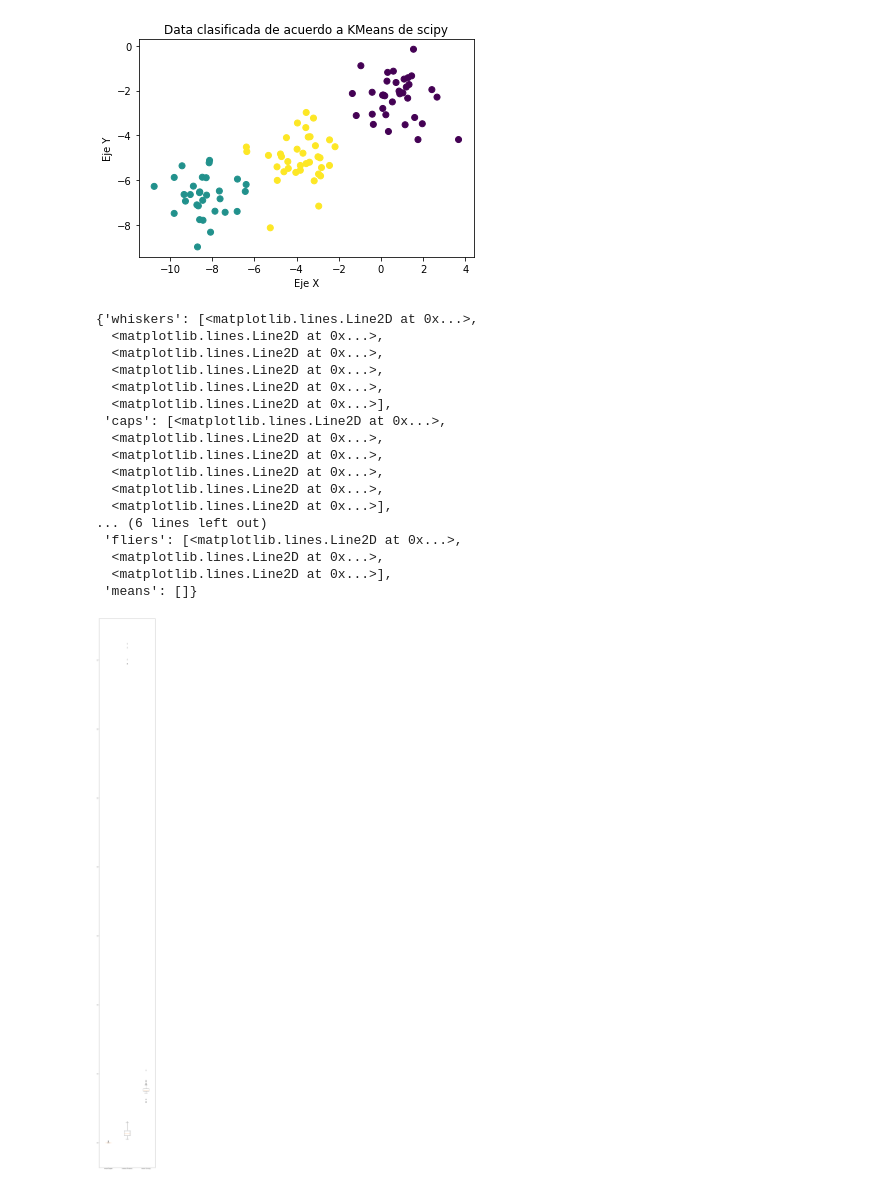
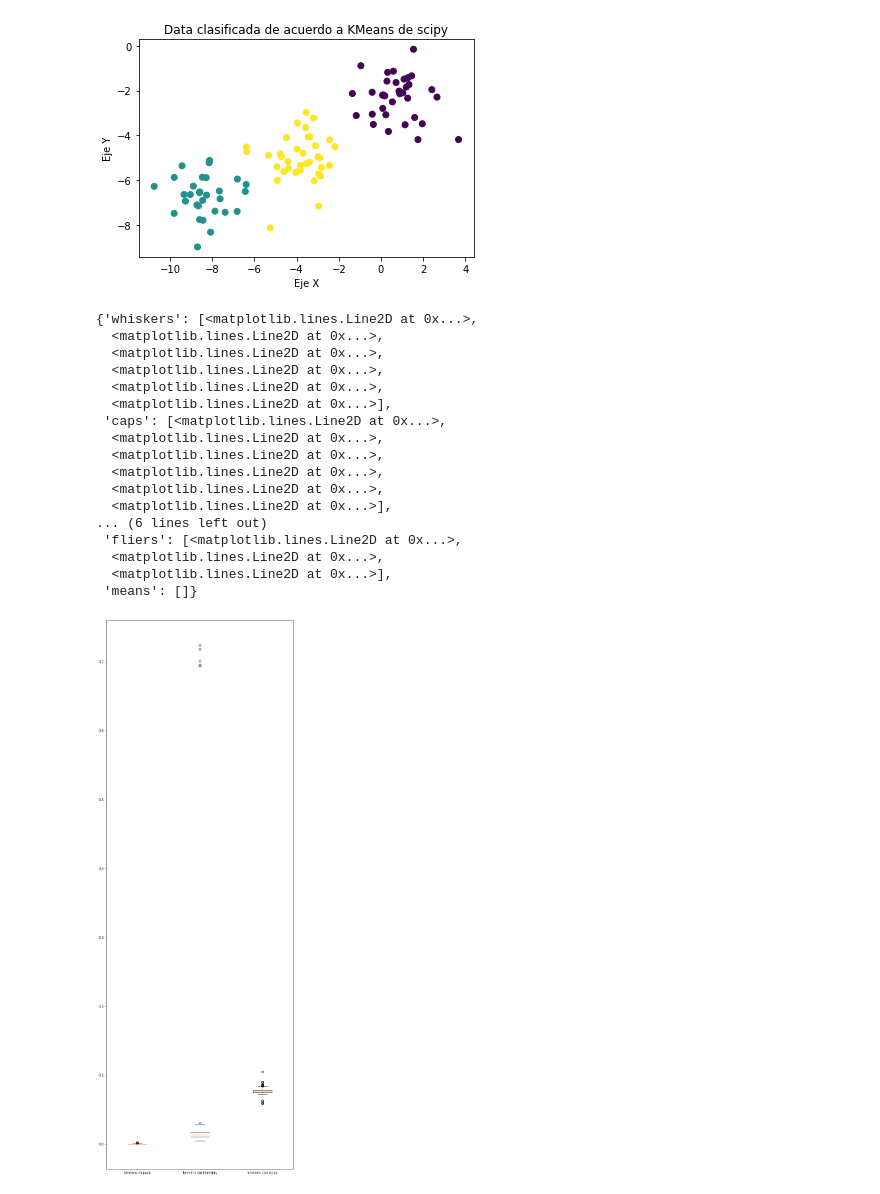
Before and after one commit to aitkenbug/shiny-funicular, a Jupyter notebook: Progra-Avanzada/Desafio-1/Desafío_1_[Vicente_Aitken,_Camila_Figueroa].ipynb, the cells around one changed output. Saved outputs shown, nothing was run; the diff lists cells and outputs as text; code cells hidden in the pictures.

```diff
--- a/Progra-Avanzada/Desafio-1/Desafío_1_[Vicente_Aitken,_Camila_Figueroa].ipynb
+++ b/Progra-Avanzada/Desafio-1/Desafío_1_[Vicente_Aitken,_Camila_Figueroa].ipynb
@@ -186,24 +188,24 @@ for vez in range(veces):
   tiempos33[vez]=timeit("scipy.cluster.vq.kmeans(data, k, iter=300)",number=1, globals=locals())
 # %%
 #Graficar tiempitos
-plt.figure(figsize=(10,100))
+plt.figure(figsize=(10,30))
 plt.boxplot([tiempos11, tiempos22, tiempos33], labels=["kmeans mlpack", "kmeans sin librerias", "kmeans con scipy"])
 # %% [output]
 {'whiskers': [<matplotlib.lines.Line2D at 0x...>,
   <matplotlib.lines.Line2D at 0x...>,
   <matplotlib.lines.Line2D at 0x...>,
   <matplotlib.lines.Line2D at 0x...>,
   <matplotlib.lines.Line2D at 0x...>,
   <matplotlib.lines.Line2D at 0x...>],
  'caps': [<matplotlib.lines.Line2D at 0x...>,
   <matplotlib.lines.Line2D at 0x...>,
   <matplotlib.lines.Line2D at 0x...>,
   <matplotlib.lines.Line2D at 0x...>,
   <matplotlib.lines.Line2D at 0x...>,
   <matplotlib.lines.Line2D at 0x...>],
 ... (6 lines left out)
  'fliers': [<matplotlib.lines.Line2D at 0x...>,
   <matplotlib.lines.Line2D at 0x...>,
   <matplotlib.lines.Line2D at 0x...>],
  'means': []}
-[figure, old version]
+[figure, new version]
```
Also changed, not shown: parts of 2 cells of this notebook.
